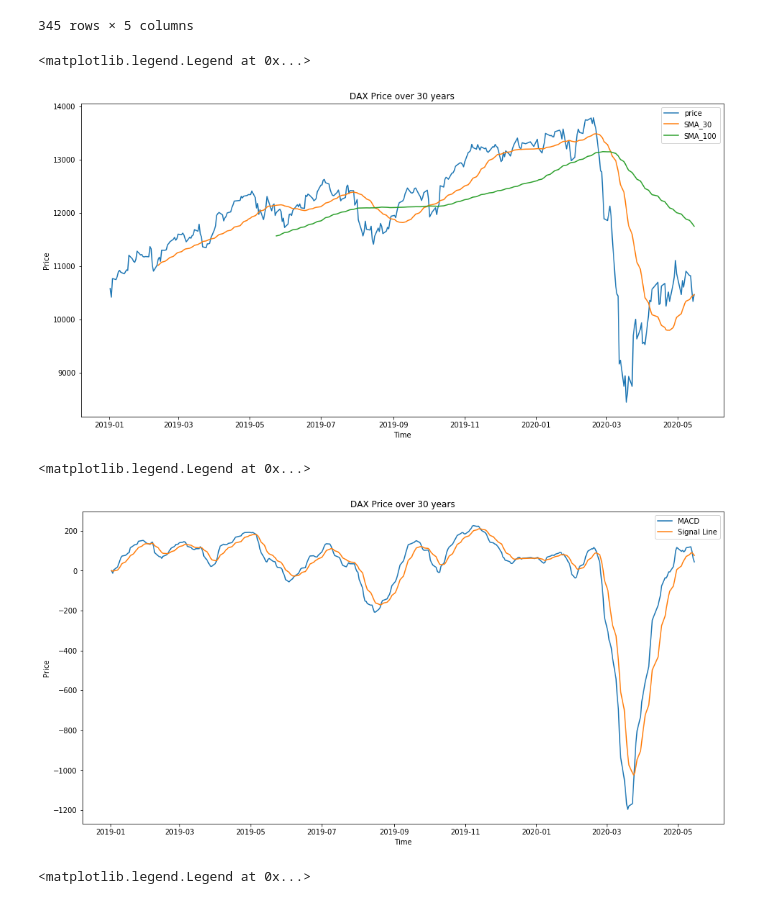
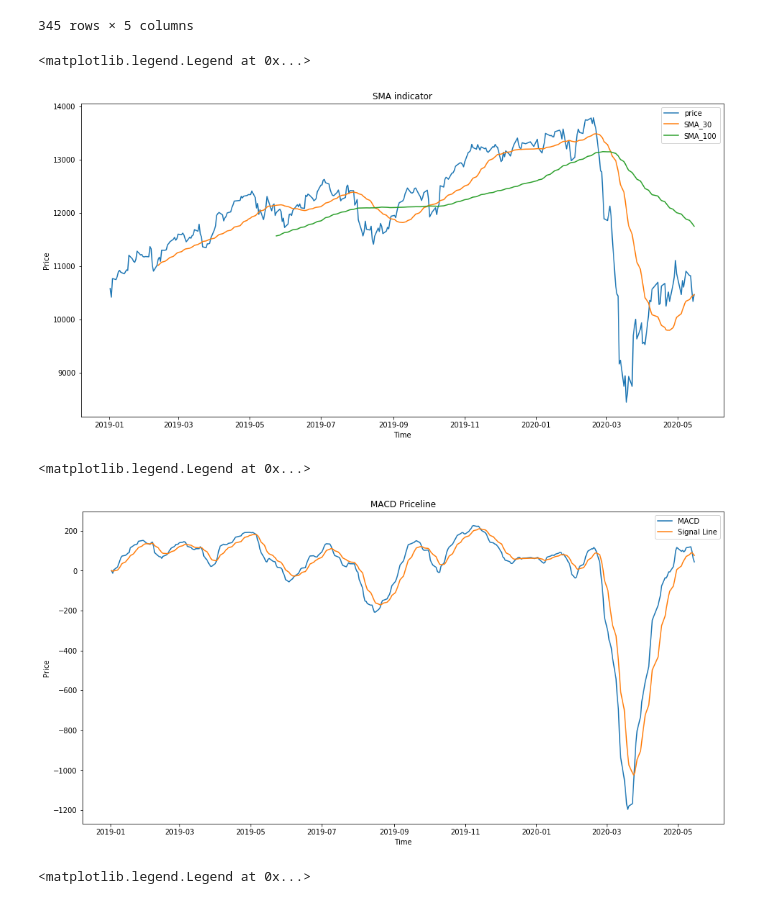
Before and after one commit to maximilianludwig/Stocks, a Jupyter notebook: Trading Bot.ipynb, the cells around one changed output. Saved outputs shown, nothing was run; the diff lists cells and outputs as text; code cells hidden in the pictures.

```diff
--- a/Trading Bot.ipynb
+++ b/Trading Bot.ipynb
@@ -28,7 +28,7 @@ To register the converters:
 [figure]
 # %%
 dataset['SMA_30'] = close.iloc[:,:].rolling(window=30).mean()
-dataset['SMA_100'] = close.iloc[:,].rolling(window=100).mean()
+dataset['SMA_100'] = close.iloc[:,:].rolling(window=100).mean()
 #MACD
 exp1 = close.Close.ewm(span=12, adjust=False).mean()
 exp2 = close.Close.ewm(span=26, adjust=False).mean()
@@ -61,23 +61,23 @@ dataset
 # %%
 plt.figure(figsize=(16,8))
 plt.xlabel("Time")
 plt.ylabel("Price")
-plt.title("DAX Price over 30 years")
+plt.title("SMA indicator")
 #plt.plot(dataset)
 plt.plot(close, label="price")
 plt.plot(dataset["SMA_30"], label="SMA_30")
 plt.plot(dataset["SMA_100"], label="SMA_100")
 #plt.plot(dataset["macd"], label='MACD')
 #plt.plot(dataset["macd_signal"], label='Signal Line')
 plt.legend()
 # %% [output]
 <matplotlib.legend.Legend at 0x...>
-[figure, old version]
+[figure, new version]
 # %%
 plt.figure(figsize=(16,8))
 plt.xlabel("Time")
 plt.ylabel("Price")
-plt.title("DAX Price over 30 years")
+plt.title("MACD Priceline")
 #plt.plot(dataset)
 #plt.plot(close, label="price")
 plt.plot(dataset["macd"], label='MACD')
@@ -85,5 +85,5 @@ plt.plot(dataset["macd_signal"], label='Signal Line')
 plt.legend()
 # %% [output]
 <matplotlib.legend.Legend at 0x...>
-[figure, old version]
+[figure, new version]
 # %%
```
Also changed, not shown: parts of 22 cells of this notebook, 2 other files.
